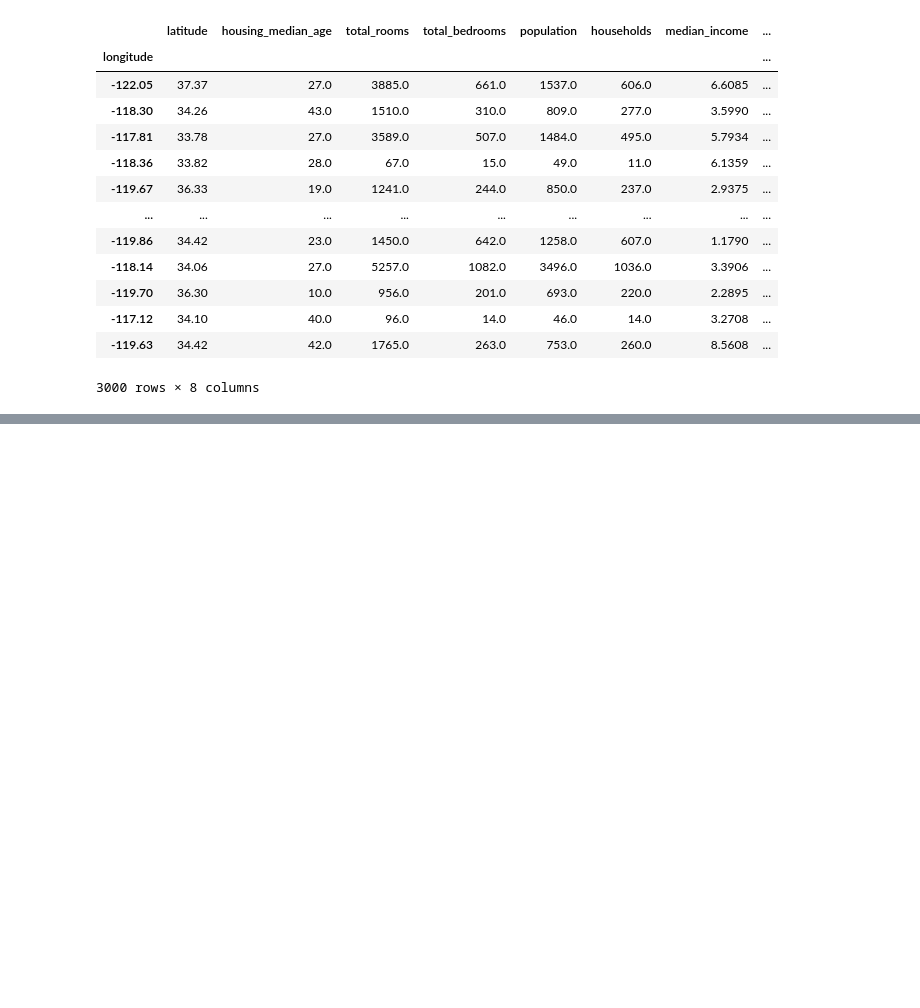
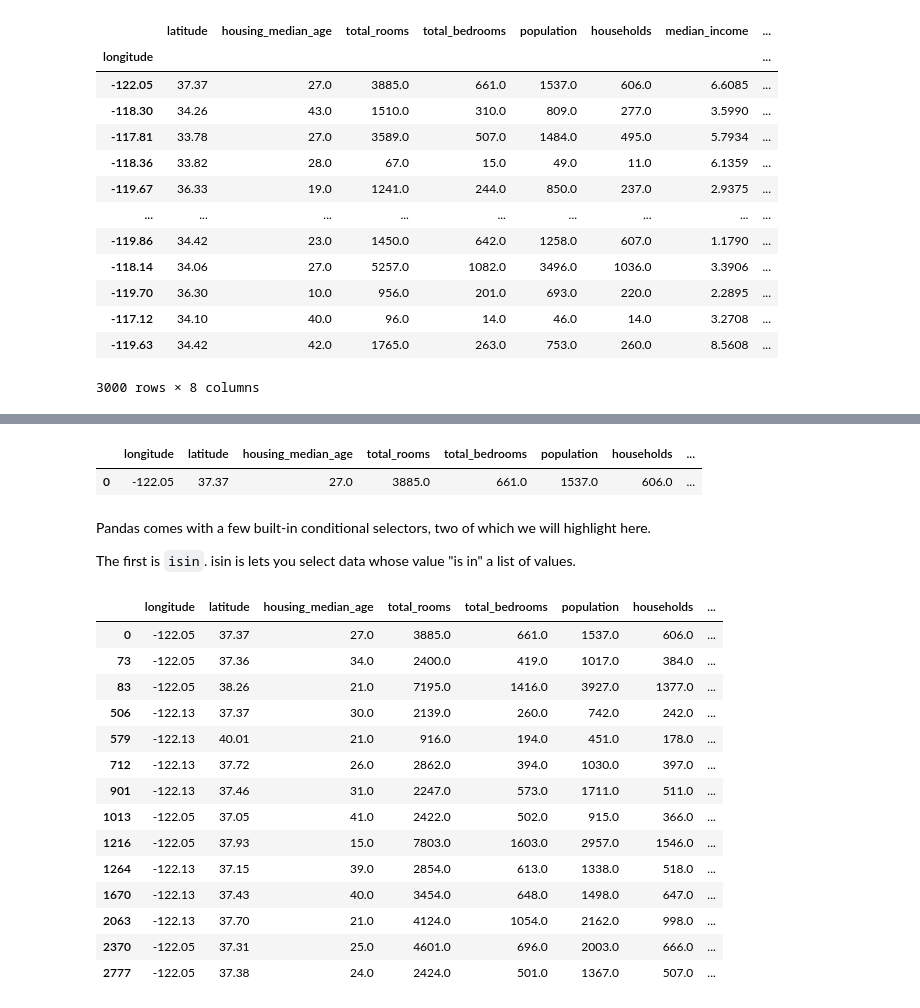
Before and after one commit to helloitsdaksh/Cheatsheets, a Jupyter notebook: Pandas_Cheatsheet.ipynb, the cells around one changed output, grey strips where cells are left out. Saved outputs shown, nothing was run; the diff lists cells and outputs as text; code cells hidden in the pictures; blank space fills up the shorter version.

```diff
--- a/Pandas_Cheatsheet.ipynb
+++ b/Pandas_Cheatsheet.ipynb
@@ -199,0 +270,27 @@ df.set_index("longitude")
+# %%
+df.loc[(df.longitude == -122.05) & (df.latitude == 37.37) & (df.housing_median_age == 27.0)]
+# %% [output]
+|  | longitude | latitude | housing_median_age | total_rooms | total_bedrooms | population | households | ... |
+| 0 | -122.05 | 37.37 | 27.0 | 3885.0 | 661.0 | 1537.0 | 606.0 | ... |
+# %% [markdown]
+Pandas comes with a few built-in conditional selectors, two of which we will highlight here.
+
+The first is `isin`. isin is lets you select data whose value "is in" a list of values.
+# %%
+df.loc[df.longitude.isin([-122.05,-122.13])]
+# %% [output]
+|  | longitude | latitude | housing_median_age | total_rooms | total_bedrooms | population | households | ... |
+| 0 | -122.05 | 37.37 | 27.0 | 3885.0 | 661.0 | 1537.0 | 606.0 | ... |
+| 73 | -122.05 | 37.36 | 34.0 | 2400.0 | 419.0 | 1017.0 | 384.0 | ... |
+| 83 | -122.05 | 38.26 | 21.0 | 7195.0 | 1416.0 | 3927.0 | 1377.0 | ... |
+| 506 | -122.13 | 37.37 | 30.0 | 2139.0 | 260.0 | 742.0 | 242.0 | ... |
+| 579 | -122.13 | 40.01 | 21.0 | 916.0 | 194.0 | 451.0 | 178.0 | ... |
+| 712 | -122.13 | 37.72 | 26.0 | 2862.0 | 394.0 | 1030.0 | 397.0 | ... |
+| 901 | -122.13 | 37.46 | 31.0 | 2247.0 | 573.0 | 1711.0 | 511.0 | ... |
+| 1013 | -122.05 | 37.05 | 41.0 | 2422.0 | 502.0 | 915.0 | 366.0 | ... |
+| 1216 | -122.05 | 37.93 | 15.0 | 7803.0 | 1603.0 | 2957.0 | 1546.0 | ... |
+| 1264 | -122.13 | 37.15 | 39.0 | 2854.0 | 613.0 | 1338.0 | 518.0 | ... |
+| 1670 | -122.13 | 37.43 | 40.0 | 3454.0 | 648.0 | 1498.0 | 647.0 | ... |
+| 2063 | -122.13 | 37.70 | 21.0 | 4124.0 | 1054.0 | 2162.0 | 998.0 | ... |
+| 2370 | -122.05 | 37.31 | 25.0 | 4601.0 | 696.0 | 2003.0 | 666.0 | ... |
+| 2777 | -122.05 | 37.38 | 24.0 | 2424.0 | 501.0 | 1367.0 | 507.0 | ... |
```
Also changed, not shown: parts of 20 cells of this notebook.
